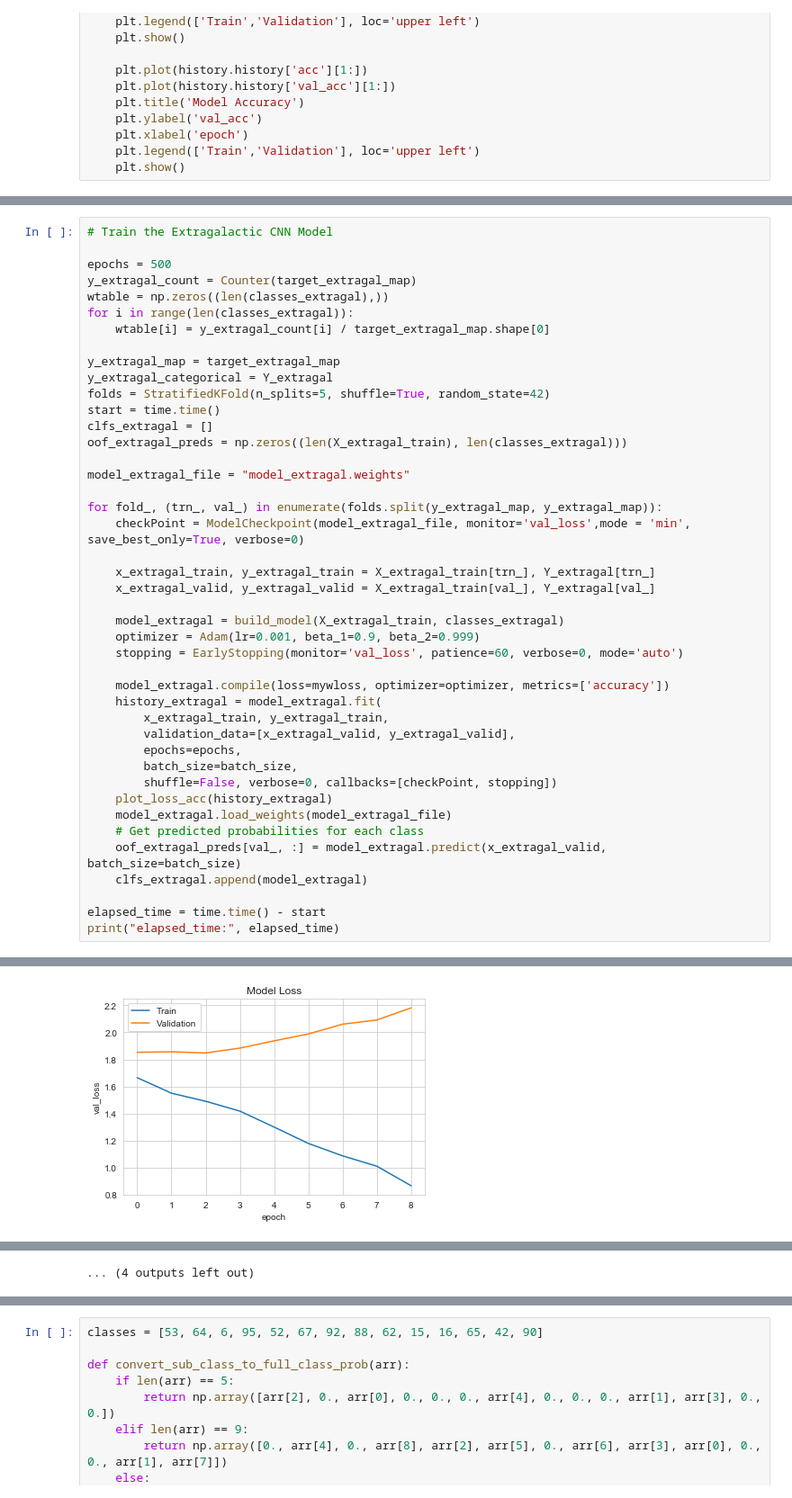
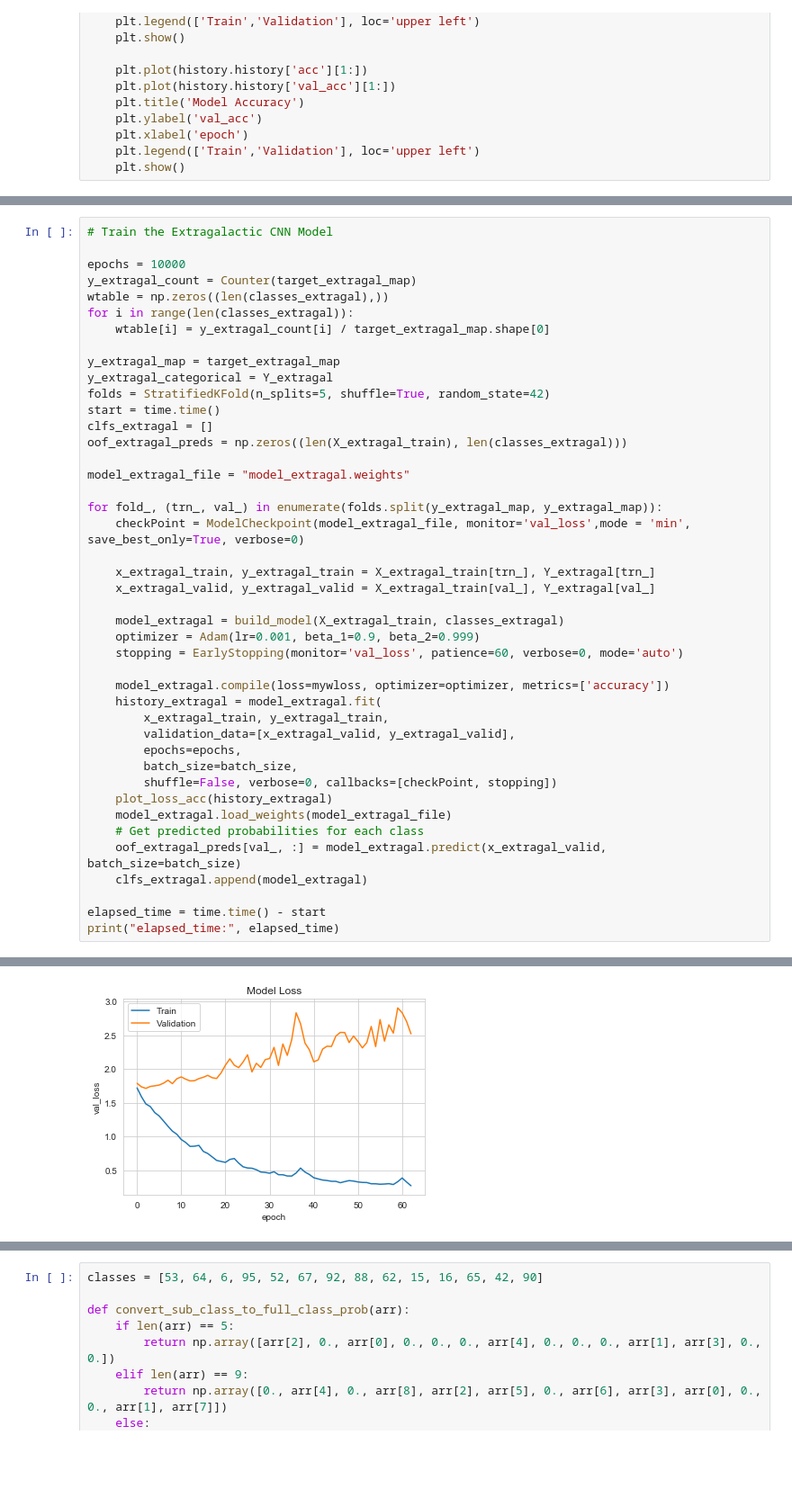
Before and after one commit to danielbank/PLAsTiCC, a Jupyter notebook: report/report.ipynb, the cells around one changed output, grey strips where cells are left out. Shown at 90% size. Drawn from its saved outputs; the diff is of its cells as text; blank space fills up the shorter version.

```diff
--- a/report/report.ipynb
+++ b/report/report.ipynb
@@ -515,7 +555,7 @@ def mywloss(y_true,y_pred):
 # %%
 # Train the Extragalactic CNN Model
 
-epochs = 500
+epochs = 10000
 y_extragal_count = Counter(target_extragal_map)
 wtable = np.zeros((len(classes_extragal),))
 for i in range(len(classes_extragal)):
@@ -614 +603 @@ Epoch 10/10
-[figure, old version]
+[figure, new version]
@@ -635 +606,0 @@ Epoch 10/10
-... (4 outputs left out)
```
Also changed, not shown: parts of 4 cells of this notebook.
